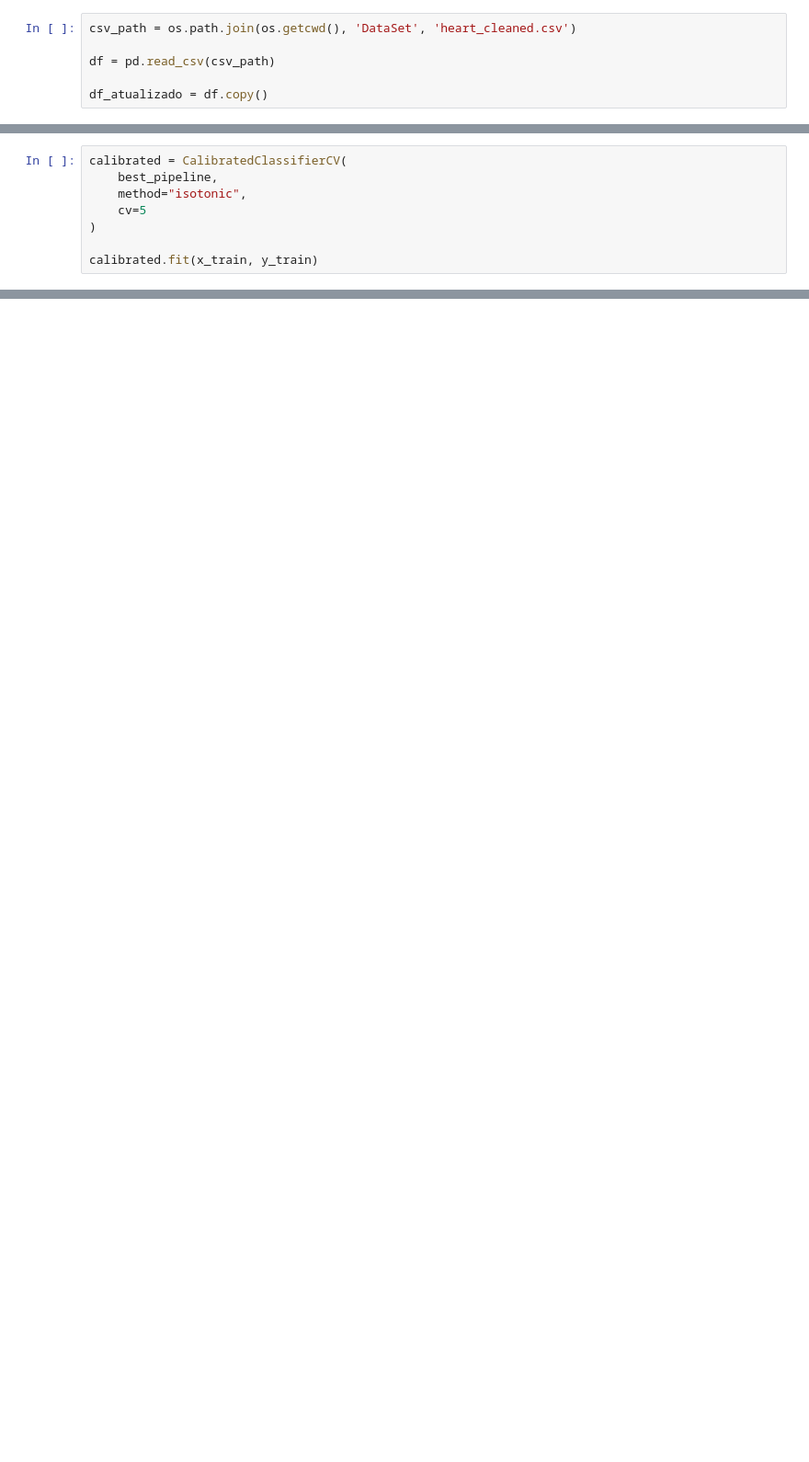
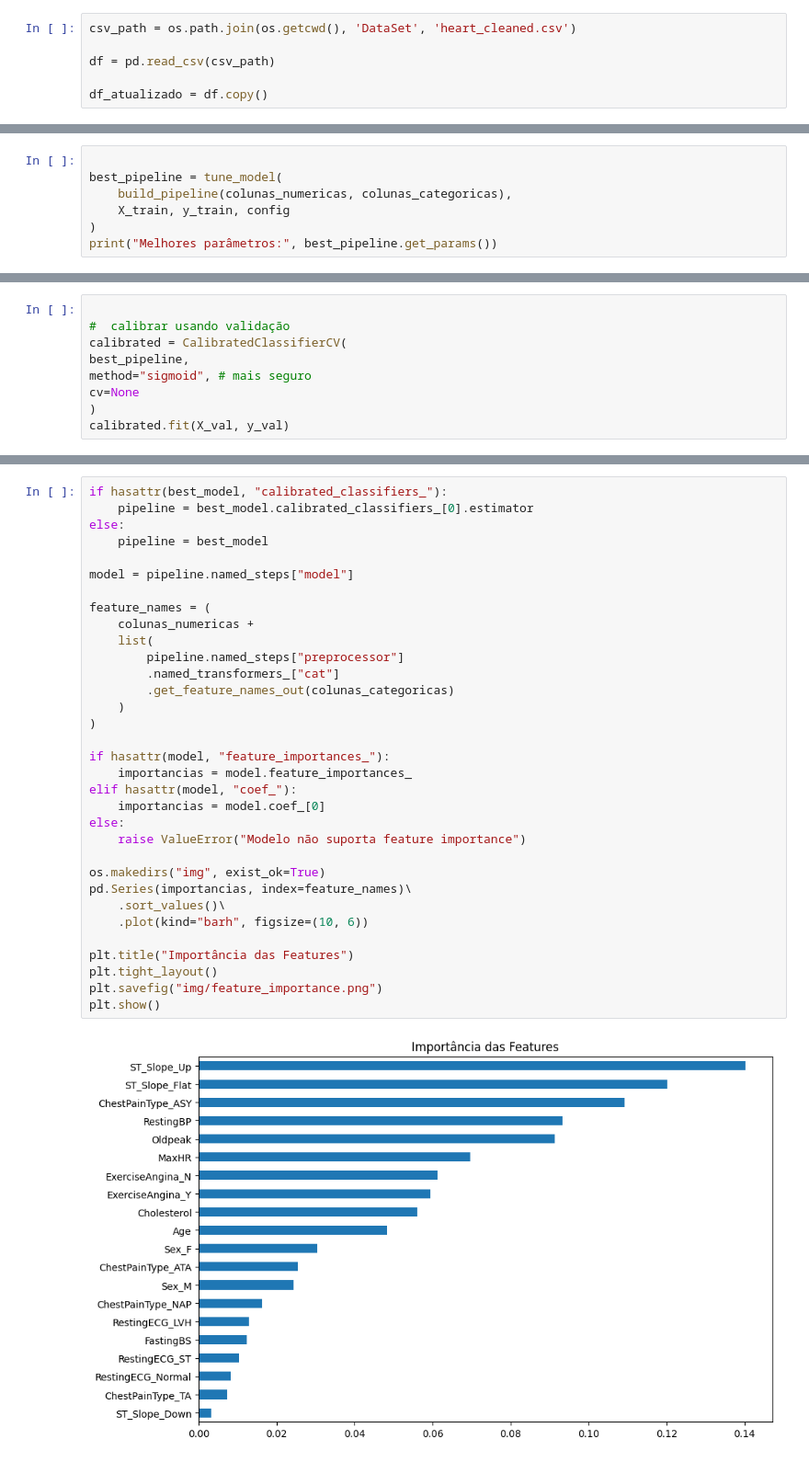
Before and after one commit to treino258/Predict-Health-Risk-IA, a Jupyter notebook: src/model.ipynb, the cells around one changed output, grey strips where cells are left out. Shown at 92% size. Cells and saved outputs as stored; diff of their text form; blank space fills up the shorter version.

```diff
--- a/src/model.ipynb
+++ b/src/model.ipynb
@@ -70,0 +136,7 @@ Melhores parâmetros: {'modelo__n_estimators': 200, 'modelo__min_samples_split':
+# %%
+
+best_pipeline = tune_model(
+    build_pipeline(colunas_numericas, colunas_categoricas),
+    X_train, y_train, config
+)
+print("Melhores parâmetros:", best_pipeline.get_params())
@@ -71,9 +157,10 @@ Melhores parâmetros: {'modelo__n_estimators': 200, 'modelo__min_samples_split':
 # %%
+
+#  calibrar usando validação
 calibrated = CalibratedClassifierCV(
-    best_pipeline,
-    method="isotonic",
-    cv=5
+best_pipeline,
+method="sigmoid", # mais seguro
+cv=None
 )
-
-calibrated.fit(x_train, y_train)
+calibrated.fit(X_val, y_val)
 # %% [output]
@@ -126,3 +356,38 @@ y_pred_test = (y_proba_test >= best_t).astype(int)
+# %%
+if hasattr(best_model, "calibrated_classifiers_"):
+    pipeline = best_model.calibrated_classifiers_[0].estimator
+else:
+    pipeline = best_model
+
+model = pipeline.named_steps["model"]
+
+feature_names = (
+    colunas_numericas +
+    list(
+        pipeline.named_steps["preprocessor"]
+        .named_transformers_["cat"]
+        .get_feature_names_out(colunas_categoricas)
+    )
+)
+
+if hasattr(model, "feature_importances_"):
+    importancias = model.feature_importances_
+elif hasattr(model, "coef_"):
+    importancias = model.coef_[0]
+else:
+    raise ValueError("Modelo não suporta feature importance")
+
+os.makedirs("img", exist_ok=True)
+pd.Series(importancias, index=feature_names)\
+    .sort_values()\
+    .plot(kind="barh", figsize=(10, 6))
+
+plt.title("Importância das Features")
+plt.tight_layout()
+plt.savefig("img/feature_importance.png")
+plt.show()
+# %% [output]
+[figure, added]
 # %%
 tn, fp, fn, tp = confusion_matrix(y_test, y_pred_test).ravel()
 print("\n── Resultado Final (Test Set) ──")
```
Also changed, not shown: parts of 18 cells of this notebook.
